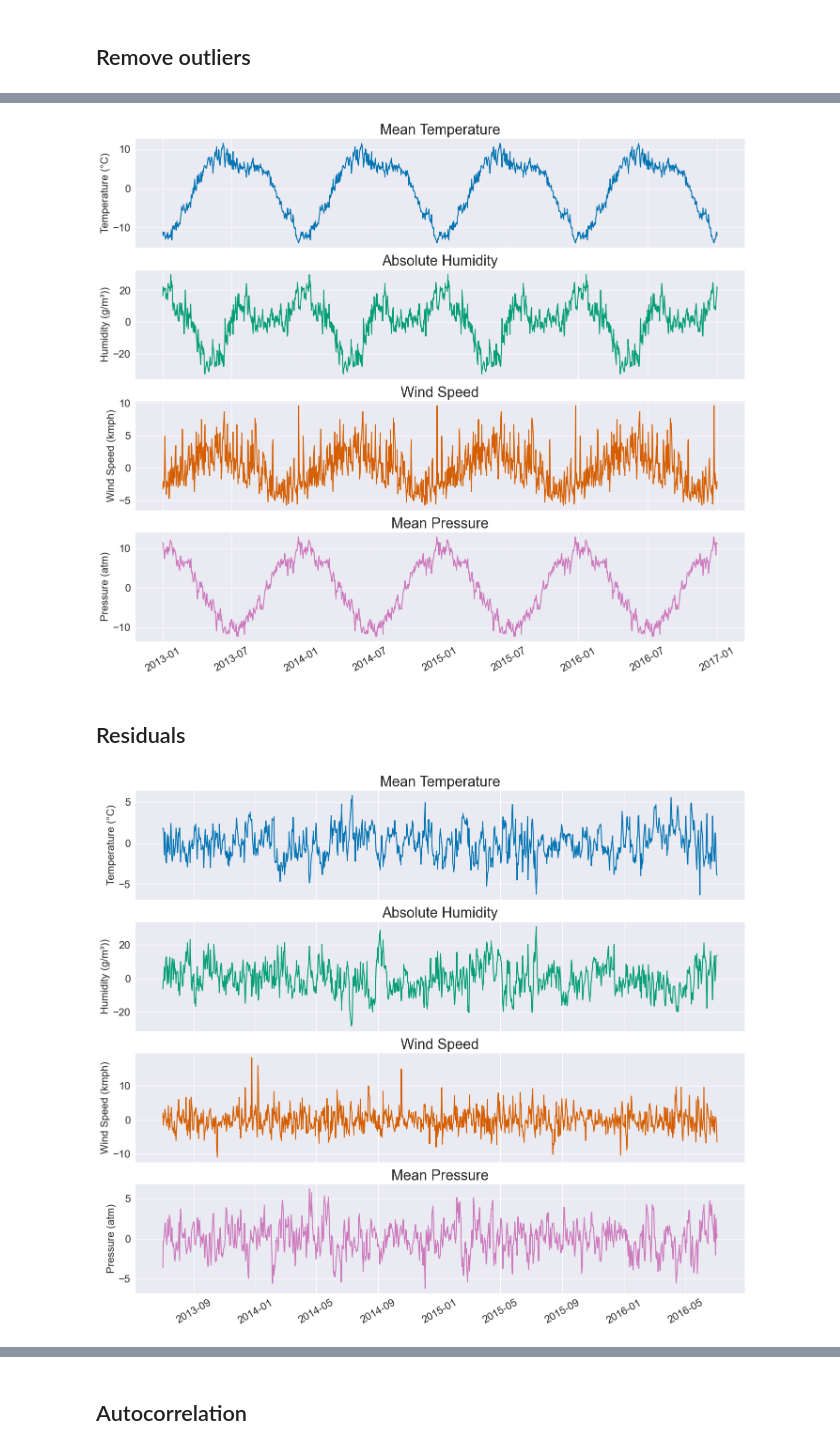
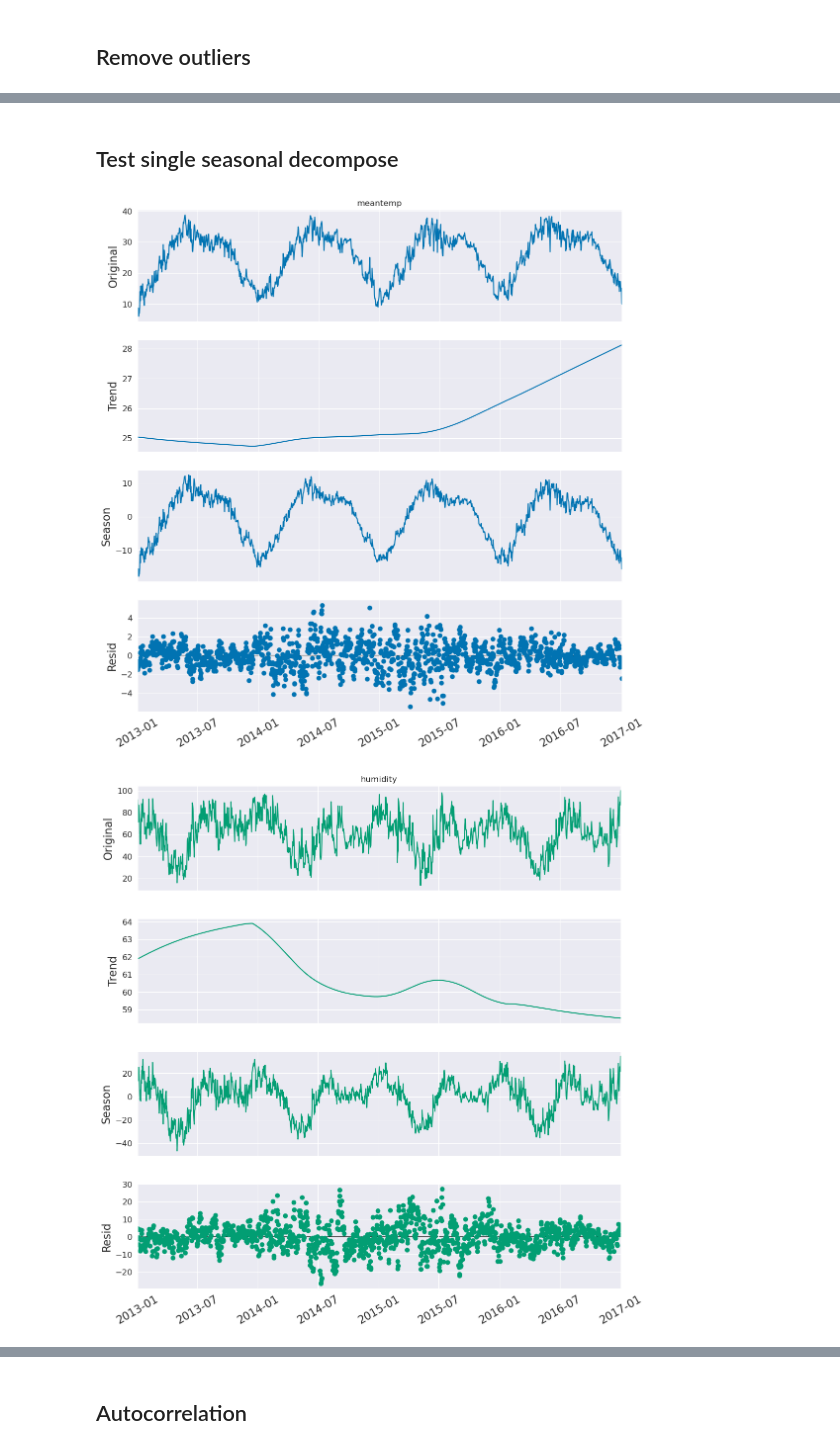
Before and after one commit to Jookare/ADAML-project2, a Jupyter notebook: initial_analysis.ipynb, the cells around one changed output, grey strips where cells are left out. Saved outputs shown, nothing was run; the diff lists cells and outputs as text; code cells hidden in the pictures.

```diff
--- a/initial_analysis.ipynb
+++ b/initial_analysis.ipynb
@@ -120,36 +89,37 @@ plt.show()
-# %%
-figure, axes = plt.subplots(len(decomps), 1, figsize=(14, 12), sharex=True)
-for idx, decomposition in enumerate(decomps):
-    seasonality = decomposition.seasonal
-    axes[idx].plot(seasonality, label="Trend", color=colors[idx])
-    axes[idx].set_ylabel(ylabels[idx], fontsize=16)
-    axes[idx].set_title(titles[idx], fontsize=22)
-    axes[idx].tick_params(labelsize=16)
-
-axes[3].tick_params(axis="x", rotation=30)
-
-# axes[-1].set_xlabel("Date")
-# figure.suptitle(f"Seasonality of the data using a {period}-day periodical decomposition")
-plt.tight_layout()
-# plt.savefig(f"./images/seasonality{period}.pdf", format="pdf")
-plt.show()
-# %% [output]
-[figure, removed]
-# %% [markdown]
-## Residuals
-# %%
-figure, axes = plt.subplots(len(decomps), 1, figsize=(14, 12), sharex=True)
-for idx, decomposition in enumerate(decomps):
-    axes[idx].plot(decomposition.resid, label="Trend", color=colors[idx])
-    axes[idx].set_ylabel(ylabels[idx], fontsize=16)
-    axes[idx].set_title(titles[idx], fontsize=22)
-    axes[idx].tick_params(labelsize=16)
-
-axes[3].tick_params(axis="x", rotation=30)
-# axes[-1].set_xlabel("Date")
-# figure.suptitle(f"Residuals of the data using a {period}-day periodical decomposition")
-plt.tight_layout()
-# plt.savefig(f"./images/residual{period}.pdf", format="pdf")
-plt.show()
-# %% [output]
-[figure, removed]
+# %% [markdown]
+## Test single seasonal decompose
+# %%
+from statsmodels.tsa.seasonal import STL
+
+def single_season_decompose(df, var, period):
+    # Get column index
+    idx = df.columns.get_loc(var)-1
+
+    # Get variable data and set index to date
+    data = df[var]
+    data.index = df['date']
+
+    # Decompose
+    res = STL(data, period=period).fit()
+
+    # Plot
+    fig = res.plot()
+    fig.axes[0].set_title(var)           # remove title
+    fig.axes[0].set_ylabel("Original")  # add as ylabel instead
+
+    # Set colors
+    for ax in fig.axes:
+        ax.lines[0].set_color(colors[idx])
+        ax.tick_params(axis="y", labelsize=12)
+        ax.yaxis.label.set_fontsize(16)
+
+    fig.set_size_inches((12, 12))
+    plt.tick_params(axis="x", rotation=30, labelsize=16)
+    # plt.savefig(f"./images/{var}_MSTL.pdf", format="pdf
+    plt.show()
+
+for var in df.columns[1:]:
+    single_season_decompose(df, var, 365)
+# %% [output]
+[figure, added]
+[figure, added]
```
Also changed, not shown: parts of 13 cells of this notebook, 6 other files.
